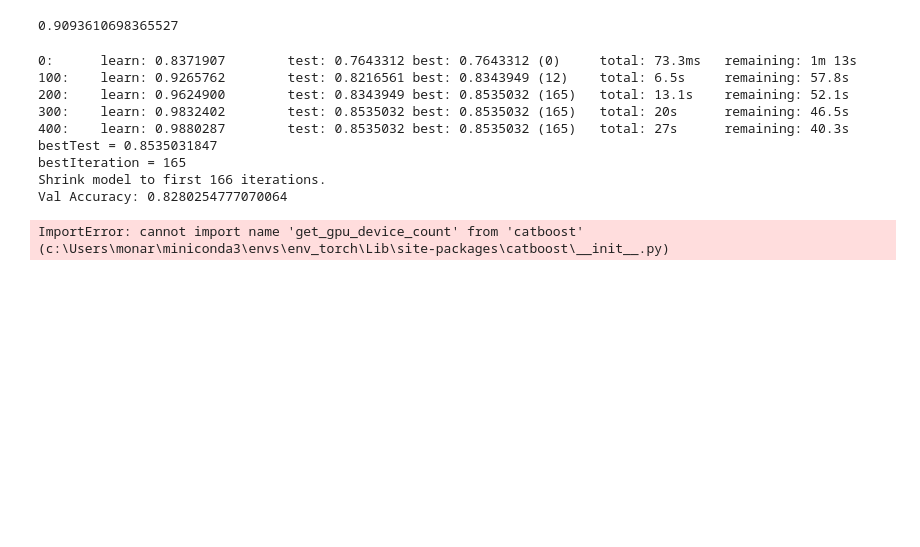
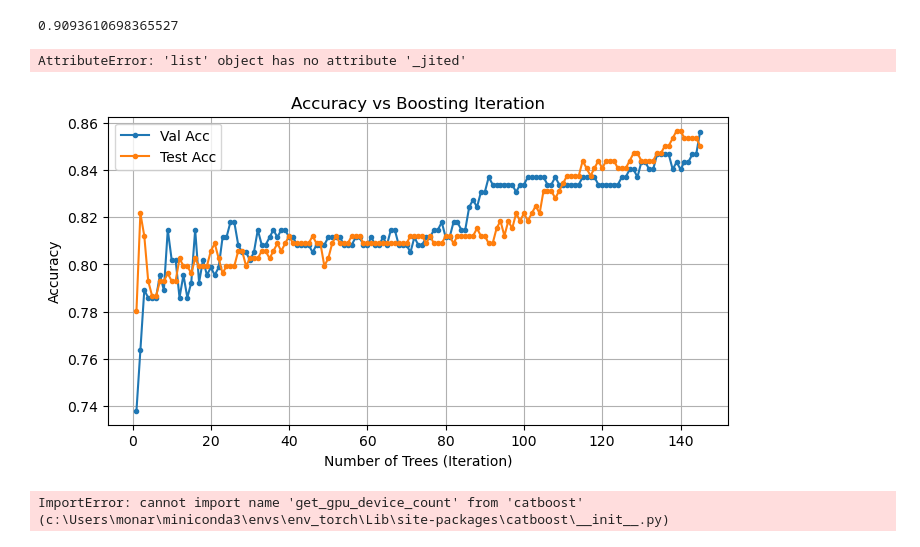
Before and after one commit to NikhilSwaroop-P/ByteStorm-Appian, a Jupyter notebook: train1.ipynb, the cells around one changed output. Drawn from its saved outputs; the diff is of its cells as text; code cells hidden in the pictures; blank space fills up the shorter version.

```diff
--- a/train1.ipynb
+++ b/train1.ipynb
@@ -1191,47 +1280,68 @@ X_train, X_val, y_train, y_val = train_test_split(
 X_val,X_test, y_val, y_test = train_test_split(X_val,y_val, test_size=0.5, random_state=42)
 # %%
 from catboost import CatBoostClassifier, Pool
-from sklearn.metrics import accuracy_score
 
-# Create CatBoost Pool objects (handles cat features & missing values)
 train_pool = Pool(X_train, y_train, cat_features=cat_features)
 val_pool   = Pool(X_val,   y_val,   cat_features=cat_features)
 
 cat_model = CatBoostClassifier(
-    iterations=1000,
-    learning_rate=0.05,
-    depth=8,
+    iterations=2000,
+    learning_rate=0.01,
+    depth=7,
+
+    # regularization
+    l2_leaf_reg=7,
+    bagging_temperature=0.5,
+    subsample=0.8,
+    random_strength=1.5,
+
+    # over‑fit detection
     use_best_model=True,
+    early_stopping_rounds=200,
 
-    l2_leaf_reg=3,
-    bagging_temperature=0.3,
-    random_strength=1.0,
-
-    task_type='GPU',
+    # training settings
+    eval_metric=['Accuracy','AUC'],
+    task_type='CPU',
     devices='0',
-    eval_metric='Accuracy',
     random_seed=42,
-    early_stopping_rounds=300,
     verbose=100
 )
 
+cat_model.fit(train_pool, eval_set=val_pool, plot=True)
 
-# Fit on train, evaluate on validation
-cat_model.fit(train_pool, eval_set=val_pool)
-
-# Predict & report
+# evaluate
 preds = cat_model.predict(X_test)
-print("Val Accuracy:", accuracy_score(y_test, preds))
+print("Test Accuracy:", accuracy_score(y_test, preds))
 # %% [output]
-0:      learn: 0.8371907        test: 0.7643312 best: 0.7643312 (0)     total: 73.3ms   remaining: 1m 13s
-100:    learn: 0.9265762        test: 0.8216561 best: 0.8343949 (12)    total: 6.5s     remaining: 57.8s
-200:    learn: 0.9624900        test: 0.8343949 best: 0.8535032 (165)   total: 13.1s    remaining: 52.1s
-300:    learn: 0.9832402        test: 0.8535032 best: 0.8535032 (165)   total: 20s      remaining: 46.5s
-400:    learn: 0.9880287        test: 0.8535032 best: 0.8535032 (165)   total: 27s      remaining: 40.3s
-bestTest = 0.8535031847
-bestIteration = 165
-Shrink model to first 166 iterations.
-Val Accuracy: 0.8280254777070064
+AttributeError: 'list' object has no attribute '_jited'
+# %%
+from sklearn.metrics import accuracy_score
+import matplotlib.pyplot as plt
+
+n_trees = cat_model.tree_count_
+test_accs = []
+val_accs  = []
+
+for i in range(1, n_trees+1):
+    # predict up to tree i
+    preds_test = cat_model.predict(X_test,  ntree_end=i).astype(int)
+    preds_val  = cat_model.predict(X_val,   ntree_end=i).astype(int)
+
+    test_accs.append(accuracy_score(y_test, preds_test))
+    val_accs.append (accuracy_score(y_val,   preds_val))
+
+# plot both
+plt.figure(figsize=(8,4))
+plt.plot(range(1, n_trees+1), val_accs,  marker='.', label='Val Acc')
+plt.plot(range(1, n_trees+1), test_accs, marker='.', label='Test Acc')
+plt.xlabel("Number of Trees (Iteration)")
+plt.ylabel("Accuracy")
+plt.title("Accuracy vs Boosting Iteration")
+plt.legend()
+plt.grid(True)
+plt.show()
+# %% [output]
+[figure, added]
 # %%
 from catboost import get_gpu_device_count
 print("Available GPUs:", get_gpu_device_count())
```
Also changed, not shown: parts of 5 cells of this notebook, 40 other files.
